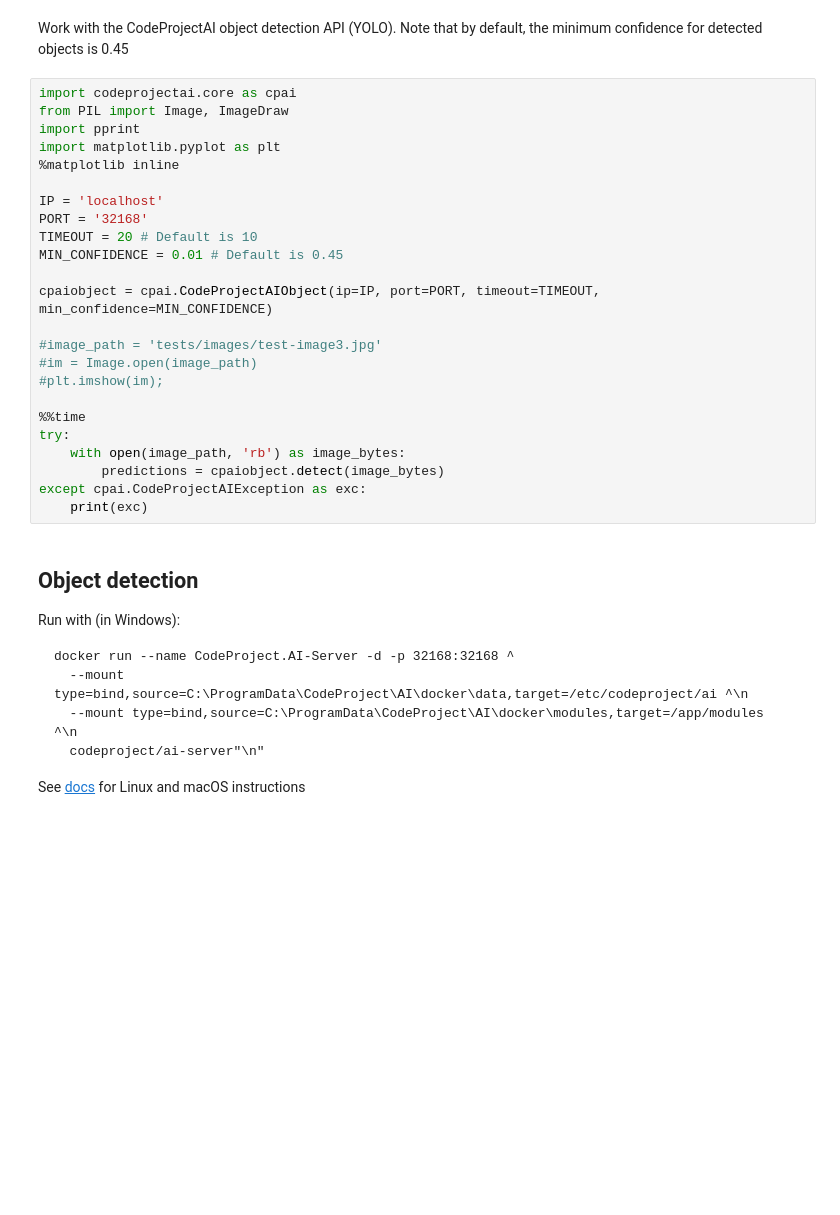
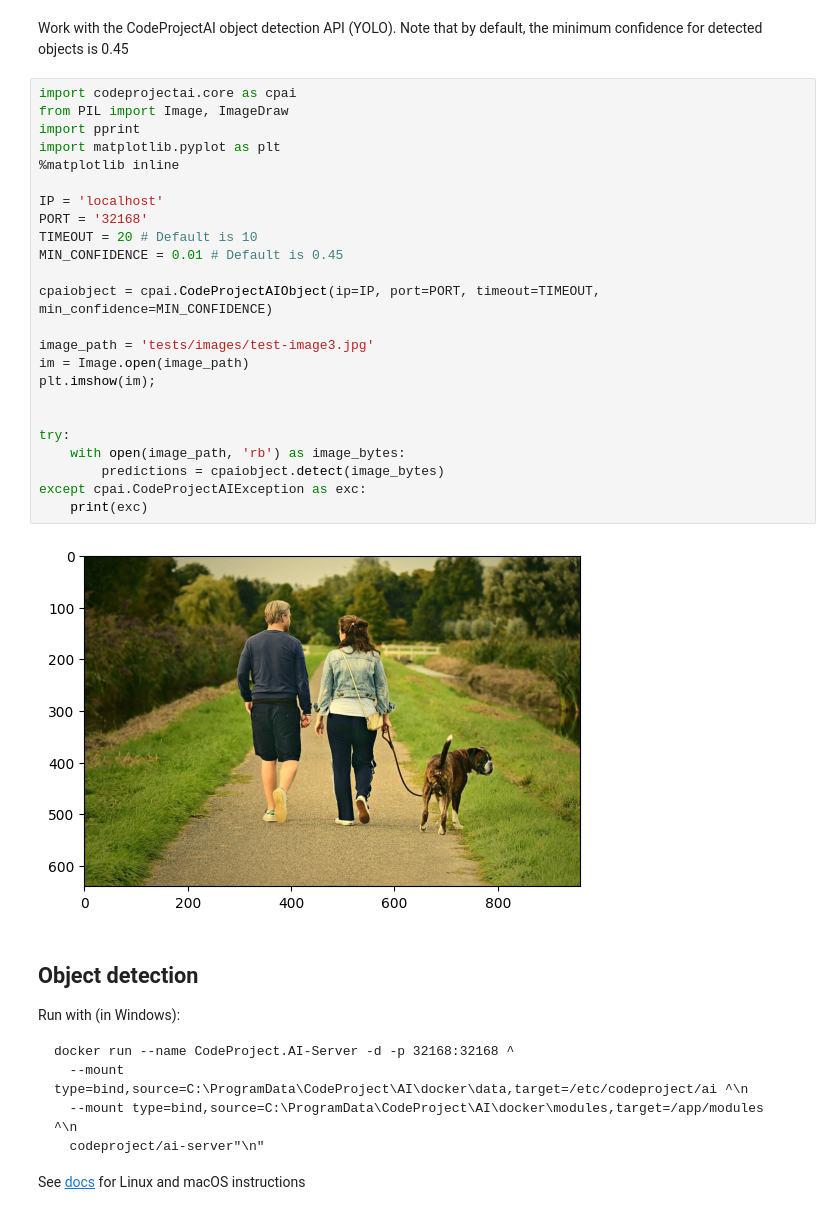
Before and after one commit to martyweb/codeprojectai-test, a Jupyter notebook: usage-object-detection.ipynb, the cells around one changed output. Saved outputs shown, nothing was run; the diff lists cells and outputs as text; blank space fills up the shorter version.

```diff
--- a/usage-object-detection.ipynb
+++ b/usage-object-detection.ipynb
@@ -3,27 +3,29 @@ Work with the CodeProjectAI object detection API (YOLO). Note that by default, t
 # %%
 import codeprojectai.core as cpai
 from PIL import Image, ImageDraw
 import pprint
 import matplotlib.pyplot as plt
 %matplotlib inline
 
 IP = 'localhost'
 PORT = '32168'
 TIMEOUT = 20 # Default is 10
 MIN_CONFIDENCE = 0.01 # Default is 0.45
 
 cpaiobject = cpai.CodeProjectAIObject(ip=IP, port=PORT, timeout=TIMEOUT, min_confidence=MIN_CONFIDENCE)
 
-#image_path = 'tests/images/test-image3.jpg'
-#im = Image.open(image_path)
-#plt.imshow(im);
+image_path = 'tests/images/test-image3.jpg'
+im = Image.open(image_path)
+plt.imshow(im);
 
-%%time
+
 try:
     with open(image_path, 'rb') as image_bytes:
         predictions = cpaiobject.detect(image_bytes)
 except cpai.CodeProjectAIException as exc:
     print(exc)
+# %% [output]
+[figure, added]
 # %% [markdown]
 ## Object detection
 Run with (in Windows):
```
Also changed, not shown: parts of 2 cells of this notebook, 5 other files.
